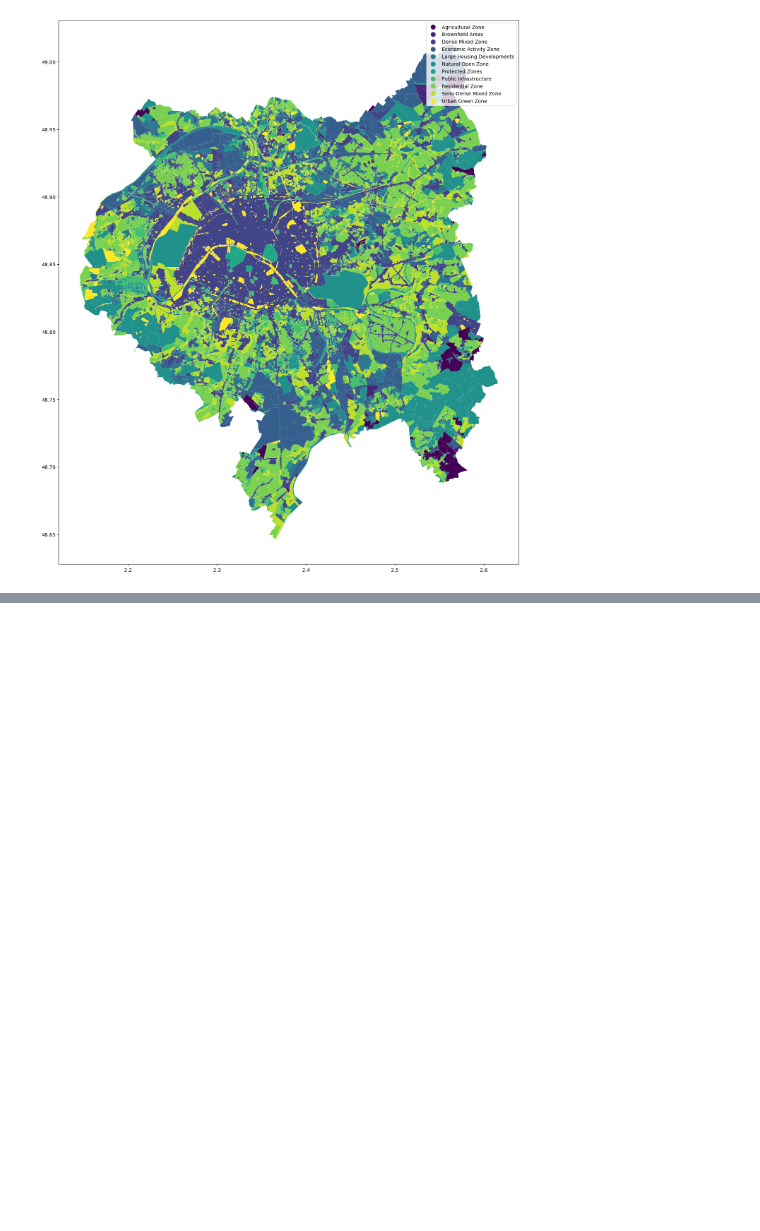
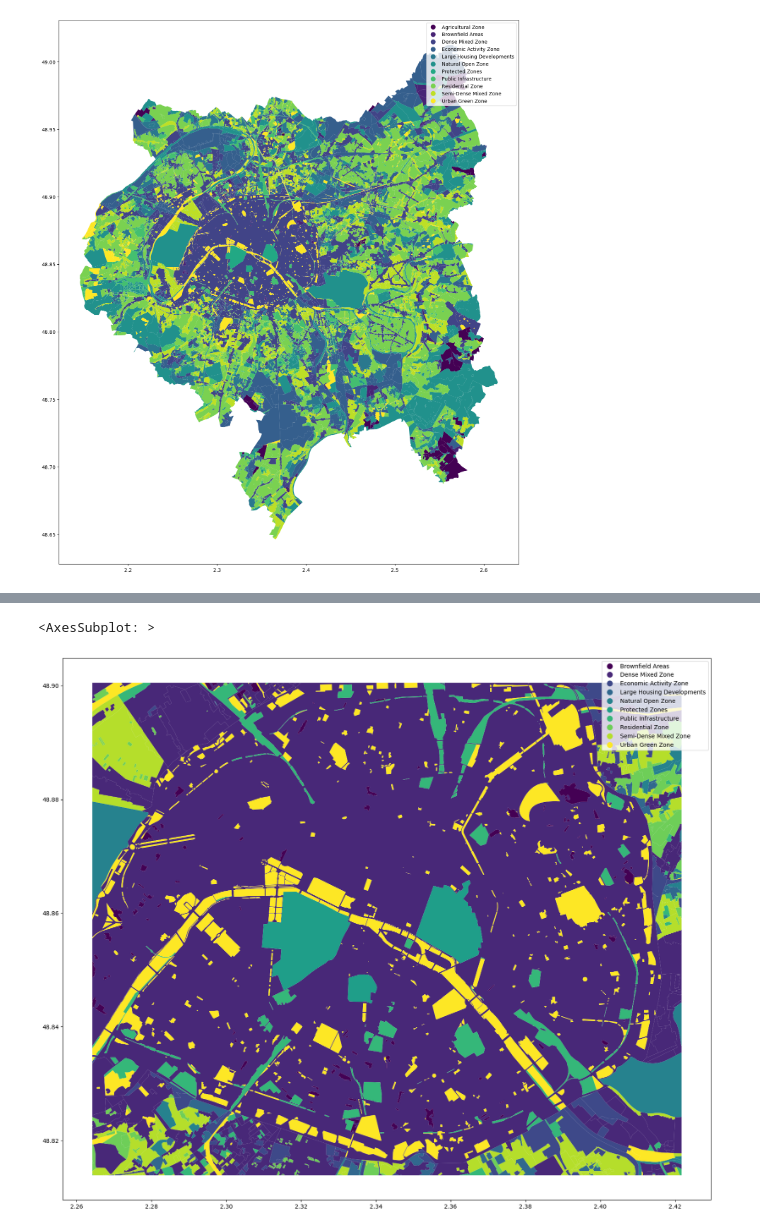
Before and after one commit to b-fa-ce/future_proofing_cities, a Jupyter notebook: notebooks/data_aggregation/how_to_get_data.ipynb, the cells around one changed output, grey strips where cells are left out. Cells and saved outputs as stored; diff of their text form; code cells hidden in the pictures; blank space fills up the shorter version.

```diff
--- a/notebooks/data_aggregation/how_to_get_data.ipynb
+++ b/notebooks/data_aggregation/how_to_get_data.ipynb
@@ -44,0 +60,7 @@ map = get_map(paris_gpd)
+# %%
+paris_clipped = get_data_clipped(paris_gpd)
+# %%
+get_map(paris_clipped)
+# %% [output]
+<AxesSubplot: >
+[figure, added]
```
Also changed, not shown: parts of 38 cells of this notebook, 5 other files.
